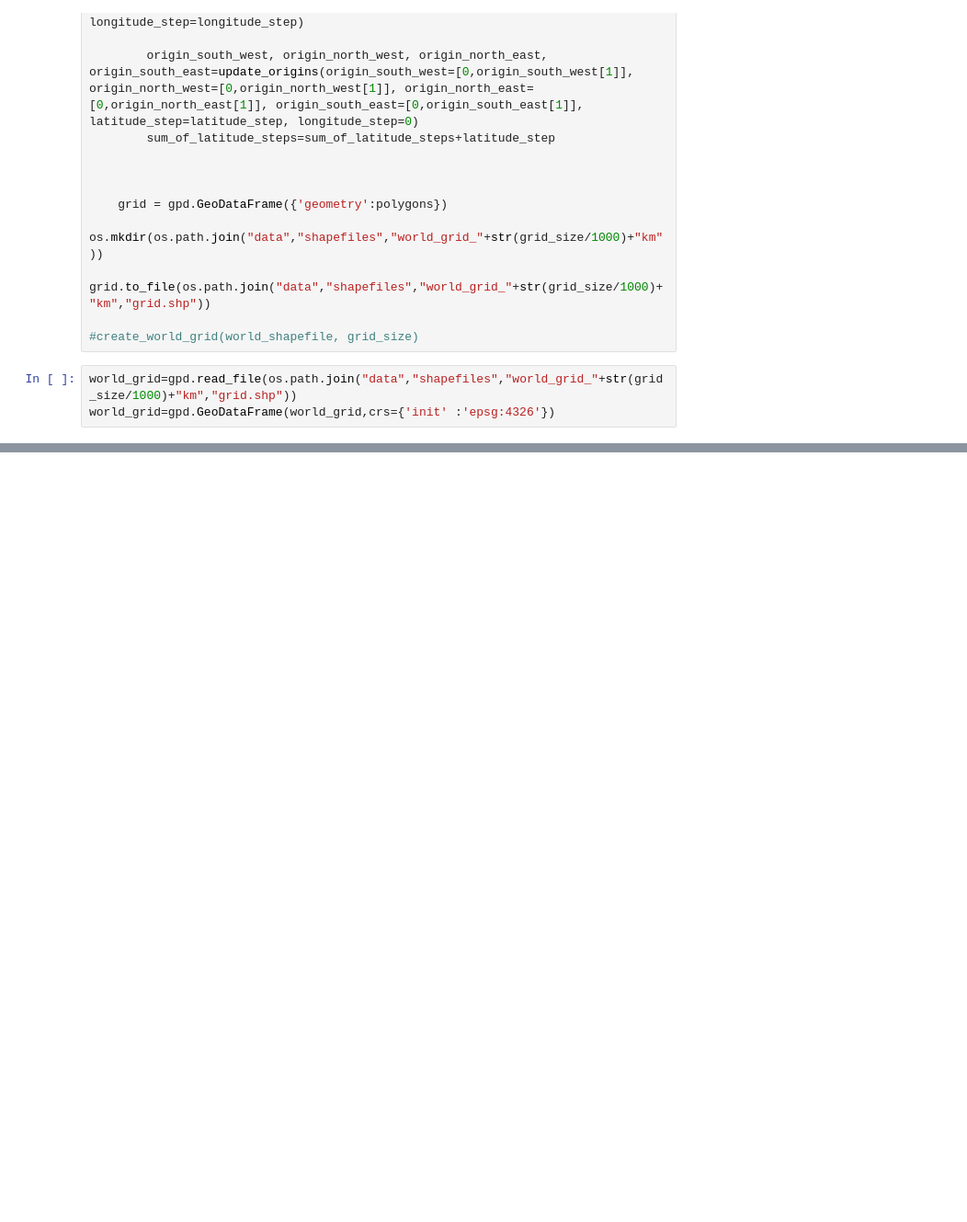
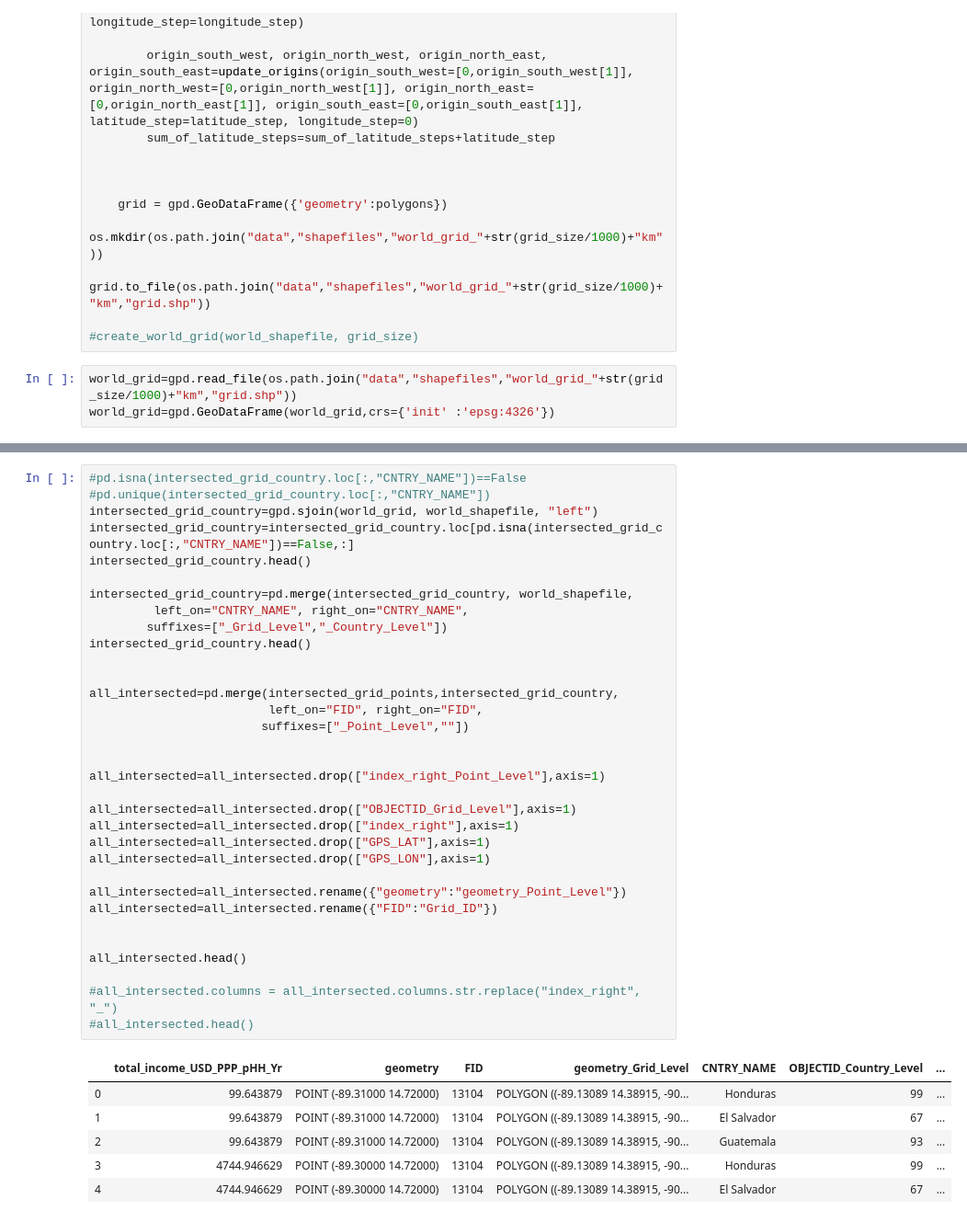
Before and after one commit to l-gorman/geospatial_analysis, a Jupyter notebook: rasterizing_data.ipynb, the cells around one changed output, grey strips where cells are left out. Shown: that part at 92% size. Drawn from its saved outputs; the diff is of its cells as text; blank space fills up the shorter version.

```diff
--- a/rasterizing_data.ipynb
+++ b/rasterizing_data.ipynb
@@ -203,0 +188,40 @@ NameError: name 'y' is not defined
+# %%
+#pd.isna(intersected_grid_country.loc[:,"CNTRY_NAME"])==False
+#pd.unique(intersected_grid_country.loc[:,"CNTRY_NAME"])
+intersected_grid_country=gpd.sjoin(world_grid, world_shapefile, "left")
+intersected_grid_country=intersected_grid_country.loc[pd.isna(intersected_grid_country.loc[:,"CNTRY_NAME"])==False,:]
+intersected_grid_country.head()
+
+intersected_grid_country=pd.merge(intersected_grid_country, world_shapefile,
+         left_on="CNTRY_NAME", right_on="CNTRY_NAME",
+        suffixes=["_Grid_Level","_Country_Level"])
+intersected_grid_country.head()
+
+
+all_intersected=pd.merge(intersected_grid_points,intersected_grid_country,
+                         left_on="FID", right_on="FID",
+                        suffixes=["_Point_Level",""])
+
+
+all_intersected=all_intersected.drop(["index_right_Point_Level"],axis=1)
+
+all_intersected=all_intersected.drop(["OBJECTID_Grid_Level"],axis=1)
+all_intersected=all_intersected.drop(["index_right"],axis=1)
+all_intersected=all_intersected.drop(["GPS_LAT"],axis=1)
+all_intersected=all_intersected.drop(["GPS_LON"],axis=1)
+
+all_intersected=all_intersected.rename({"geometry":"geometry_Point_Level"})
+all_intersected=all_intersected.rename({"FID":"Grid_ID"})
+
+
+all_intersected.head()
+
+#all_intersected.columns = all_intersected.columns.str.replace("index_right", "_")
+#all_intersected.head()
+# %% [output]
+|  | total_income_USD_PPP_pHH_Yr | geometry | FID | geometry_Grid_Level | CNTRY_NAME | OBJECTID_Country_Level | ... |
+| 0 | 99.643879 | POINT (-89.31000 14.72000) | 13104 | POLYGON ((-89.13089 14.38915, -90... | Honduras | 99 | ... |
+| 1 | 99.643879 | POINT (-89.31000 14.72000) | 13104 | POLYGON ((-89.13089 14.38915, -90... | El Salvador | 67 | ... |
+| 2 | 99.643879 | POINT (-89.31000 14.72000) | 13104 | POLYGON ((-89.13089 14.38915, -90... | Guatemala | 93 | ... |
+| 3 | 4744.946629 | POINT (-89.30000 14.72000) | 13104 | POLYGON ((-89.13089 14.38915, -90... | Honduras | 99 | ... |
+| 4 | 4744.946629 | POINT (-89.30000 14.72000) | 13104 | POLYGON ((-89.13089 14.38915, -90... | El Salvador | 67 | ... |
```
Also changed, not shown: parts of 9 cells of this notebook, 2 other files.
